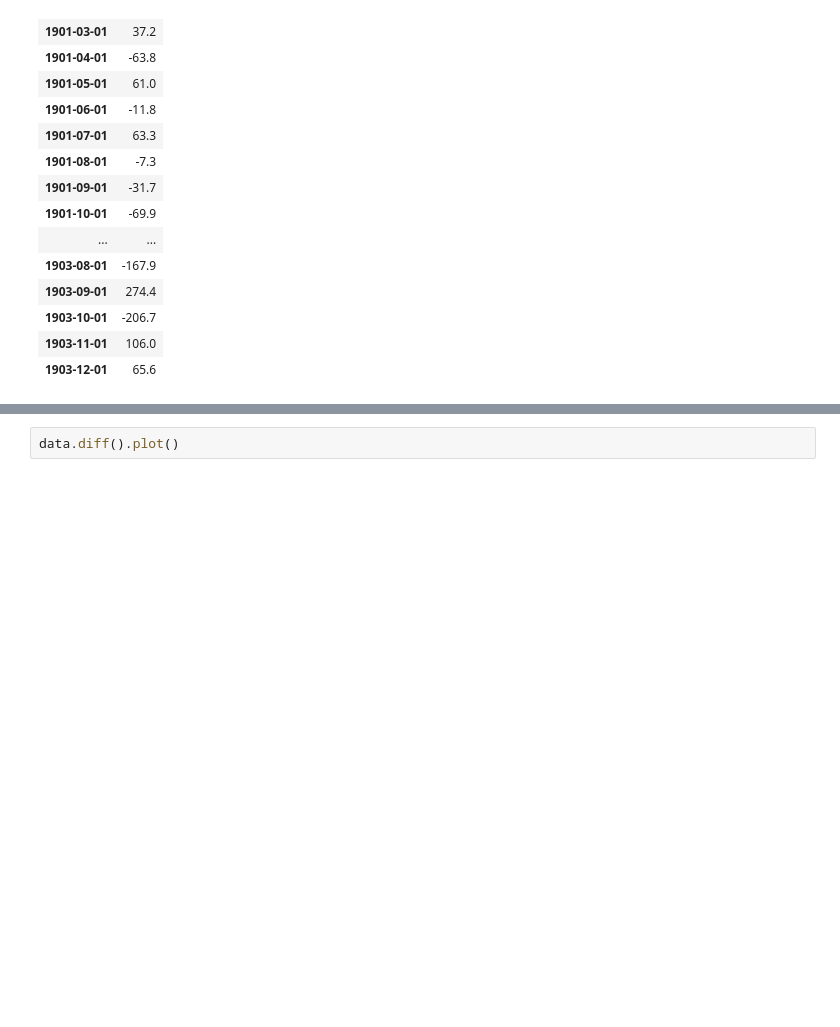
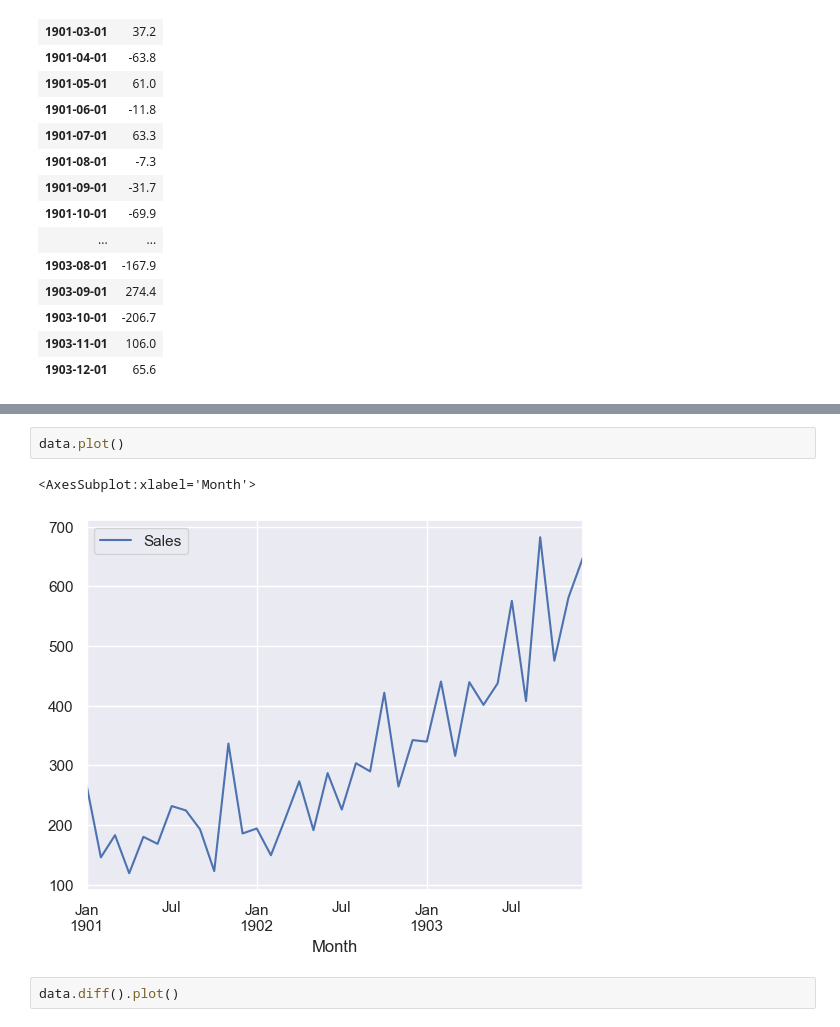
Before and after one commit to Infinity1008/BMU_Content, a Jupyter notebook: Industry Application of Analytics/Analytics - 10 Time Series.ipynb, the cells around one changed output, grey strips where cells are left out. Saved outputs shown, nothing was run; the diff lists cells and outputs as text; blank space fills up the shorter version.

```diff
--- a/Industry Application of Analytics/Analytics - 10 Time Series.ipynb
+++ b/Industry Application of Analytics/Analytics - 10 Time Series.ipynb
@@ -714,3 +763,8 @@ data.diff()
+# %%
+data.plot()
+# %% [output]
+<AxesSubplot:xlabel='Month'>
+[figure, added]
 # %%
 data.diff().plot()
 # %% [output]
```
Also changed, not shown: parts of 16 cells of this notebook, 20 other files.
